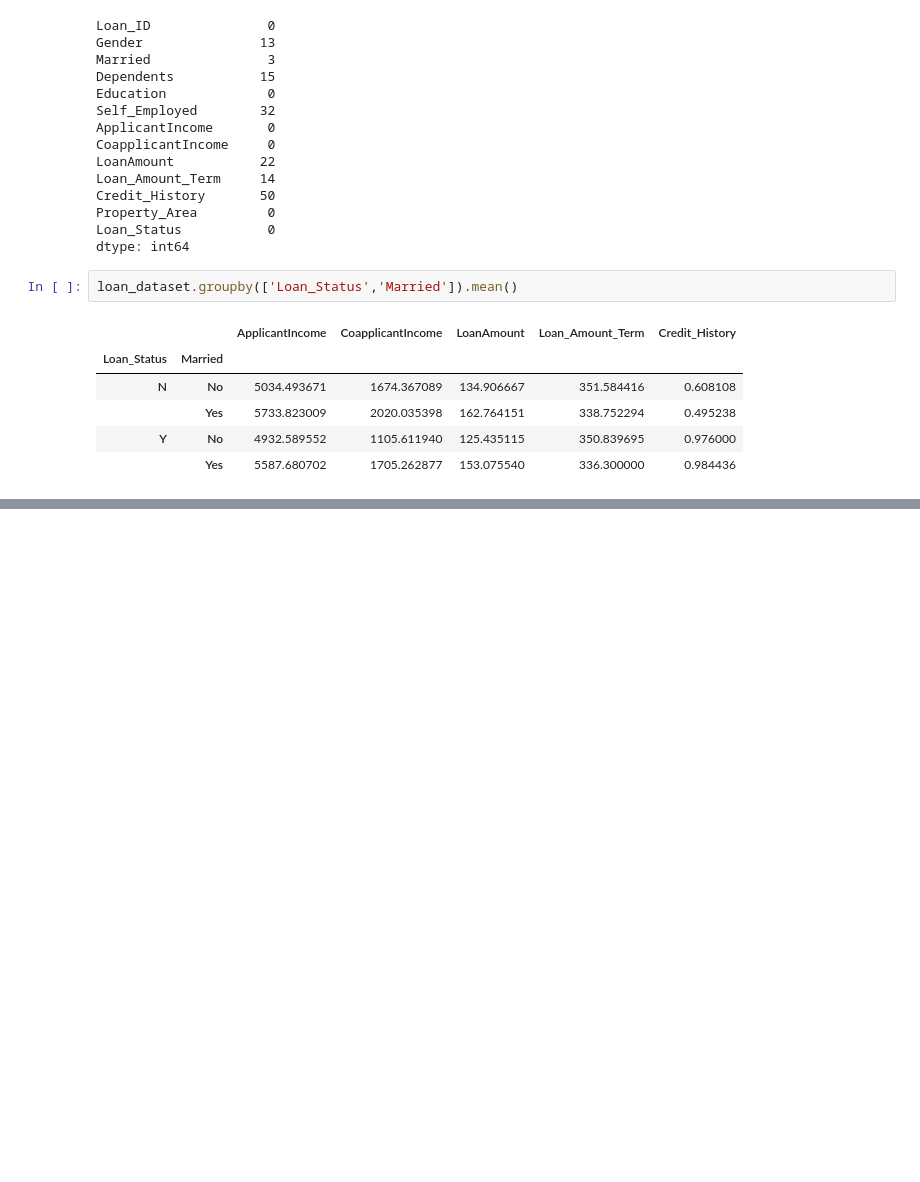
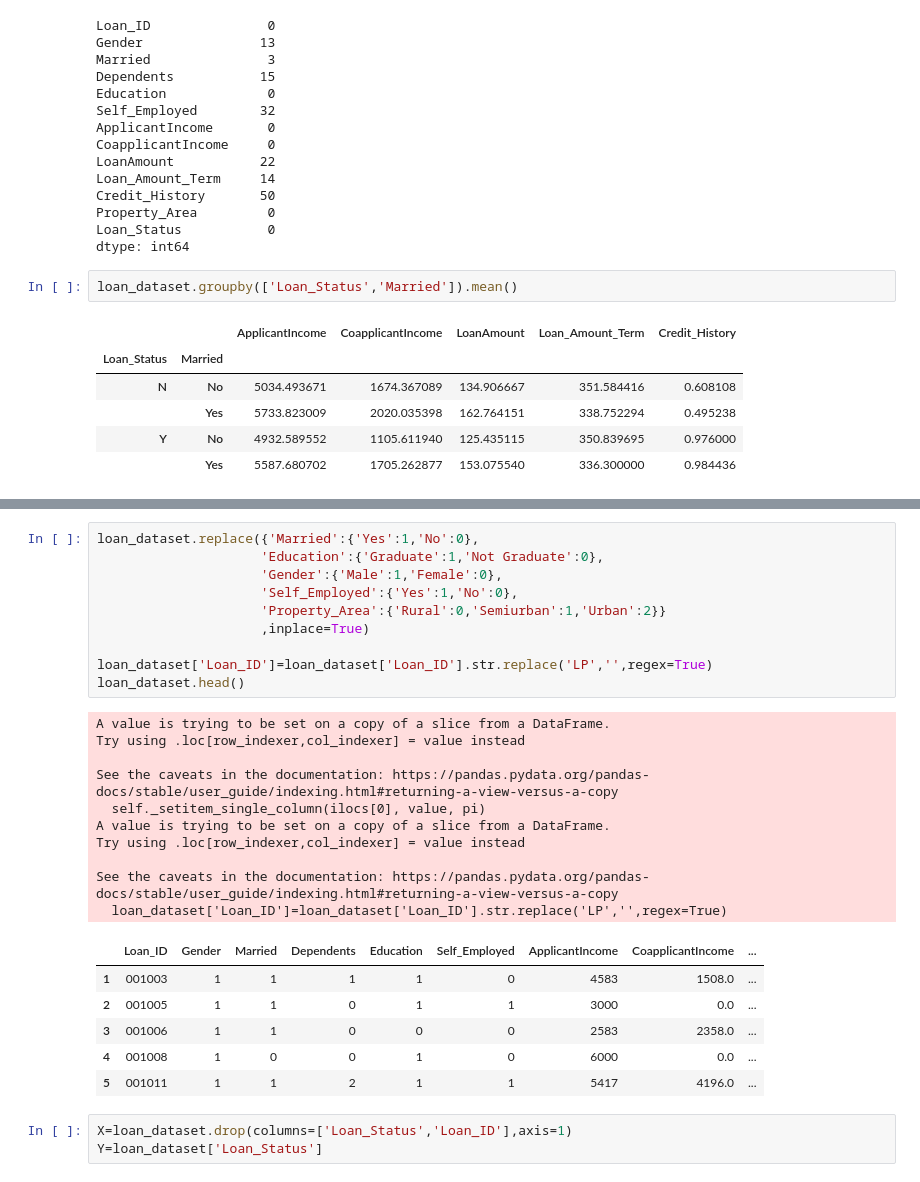
Before and after one commit to mugilan6379/Loan-Status-Prediction, a Jupyter notebook: loan_status_prediction.ipynb, the cells around one changed output, grey strips where cells are left out. Drawn from its saved outputs; the diff is of its cells as text; blank space fills up the shorter version.

```diff
--- a/loan_status_prediction.ipynb
+++ b/loan_status_prediction.ipynb
@@ -69,0 +103,30 @@ loan_dataset.head(5)
+# %%
+loan_dataset.replace({'Married':{'Yes':1,'No':0},
+                     'Education':{'Graduate':1,'Not Graduate':0},
+                     'Gender':{'Male':1,'Female':0},
+                     'Self_Employed':{'Yes':1,'No':0},
+                     'Property_Area':{'Rural':0,'Semiurban':1,'Urban':2}}
+                     ,inplace=True)
+
+loan_dataset['Loan_ID']=loan_dataset['Loan_ID'].str.replace('LP','',regex=True)
+loan_dataset.head()
+# %% [output]
+A value is trying to be set on a copy of a slice from a DataFrame.
+Try using .loc[row_indexer,col_indexer] = value instead
+
+See the caveats in the documentation: https://pandas.pydata.org/pandas-docs/stable/user_guide/indexing.html#returning-a-view-versus-a-copy
+  self._setitem_single_column(ilocs[0], value, pi)
+A value is trying to be set on a copy of a slice from a DataFrame.
+Try using .loc[row_indexer,col_indexer] = value instead
+
+See the caveats in the documentation: https://pandas.pydata.org/pandas-docs/stable/user_guide/indexing.html#returning-a-view-versus-a-copy
+  loan_dataset['Loan_ID']=loan_dataset['Loan_ID'].str.replace('LP','',regex=True)
+|  | Loan_ID | Gender | Married | Dependents | Education | Self_Employed | ApplicantIncome | CoapplicantIncome | ... |
+| 1 | 001003 | 1 | 1 | 1 | 1 | 0 | 4583 | 1508.0 | ... |
+| 2 | 001005 | 1 | 1 | 0 | 1 | 1 | 3000 | 0.0 | ... |
+| 3 | 001006 | 1 | 1 | 0 | 0 | 0 | 2583 | 2358.0 | ... |
+| 4 | 001008 | 1 | 0 | 0 | 1 | 0 | 6000 | 0.0 | ... |
+| 5 | 001011 | 1 | 1 | 2 | 1 | 1 | 5417 | 4196.0 | ... |
+# %%
+X=loan_dataset.drop(columns=['Loan_Status','Loan_ID'],axis=1)
+Y=loan_dataset['Loan_Status']
```
Also changed, not shown: parts of 8 cells of this notebook.
